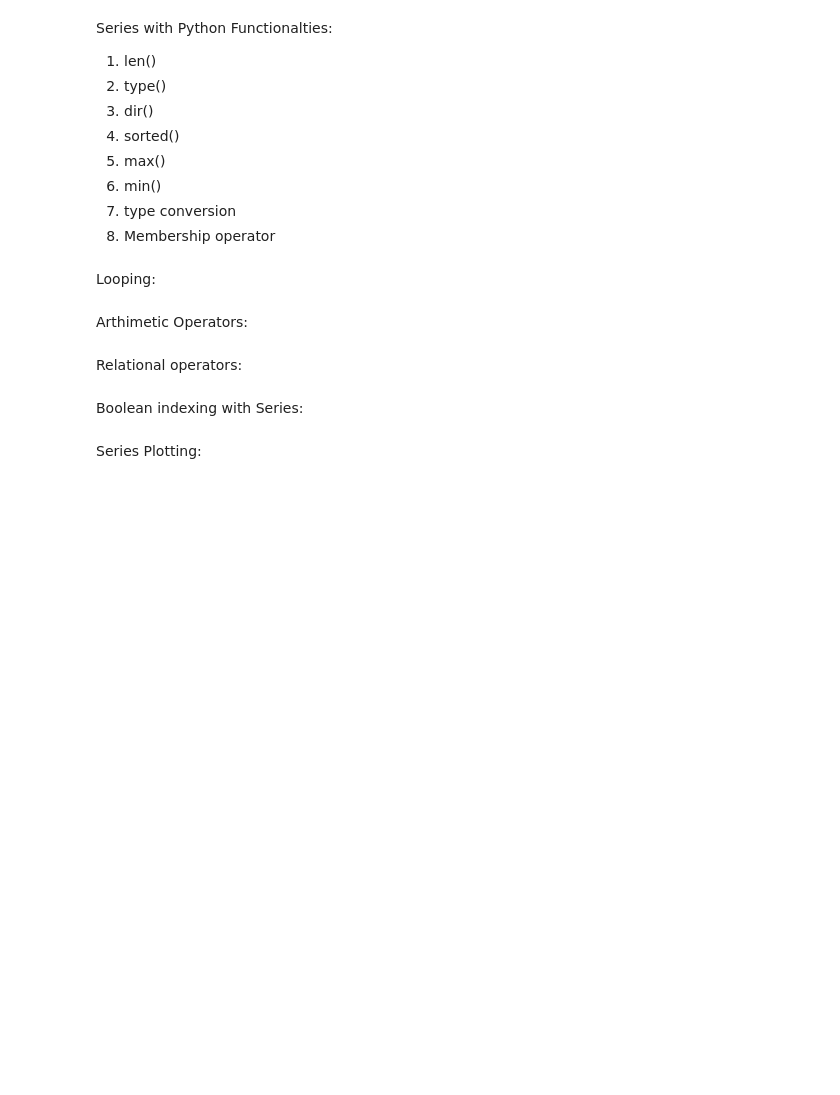
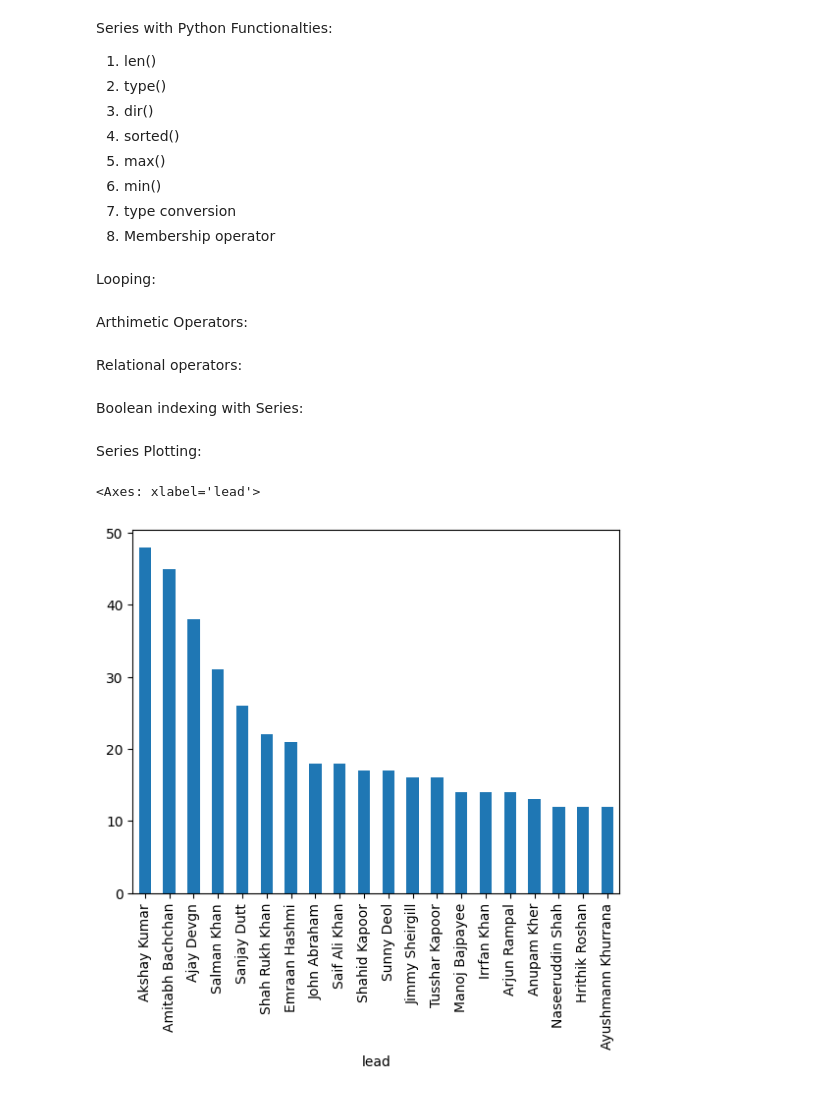
Before and after one commit to connect2waqas/Pandas, a Jupyter notebook: lect_1.ipynb, the cells around one changed output. Drawn from its saved outputs; the diff is of its cells as text; code cells hidden in the pictures; blank space fills up the shorter version.

Commit message:
different charts

```diff
--- a/lect_1.ipynb
+++ b/lect_1.ipynb
@@ -412,3 +412,8 @@ subs.plot(kind="box")
 subs.plot(kind="barh")
 # %%
 # subs.plot(kind="density") Trown an error for kind="density"
+# %%
+movies.value_counts().head(20).plot(kind="bar")
+# %% [output]
+<Axes: xlabel='lead'>
+[figure, added]
```
Also changed, not shown: parts of 1 cell of this notebook.
